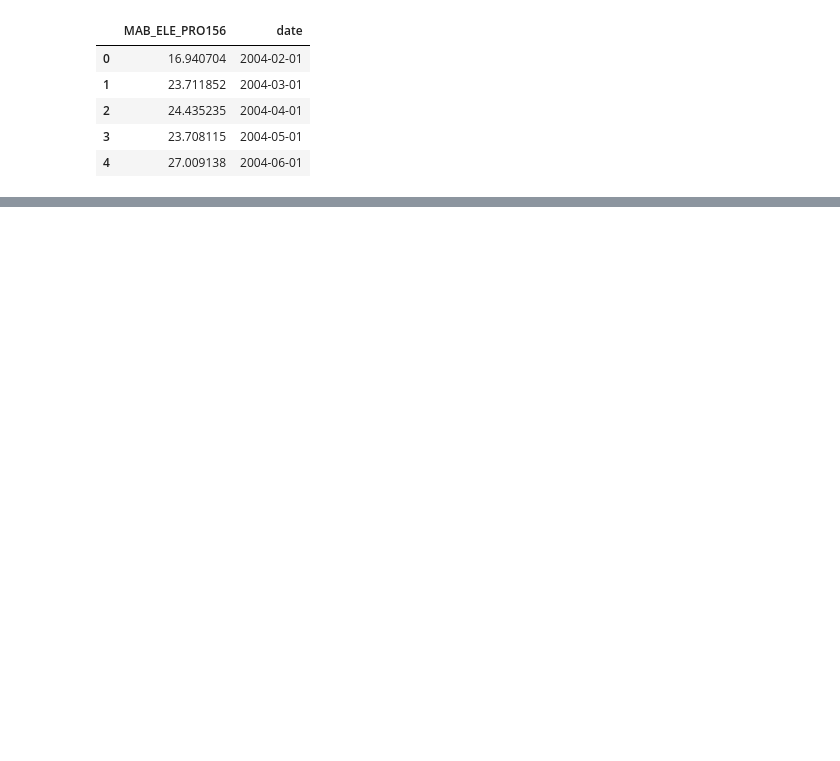
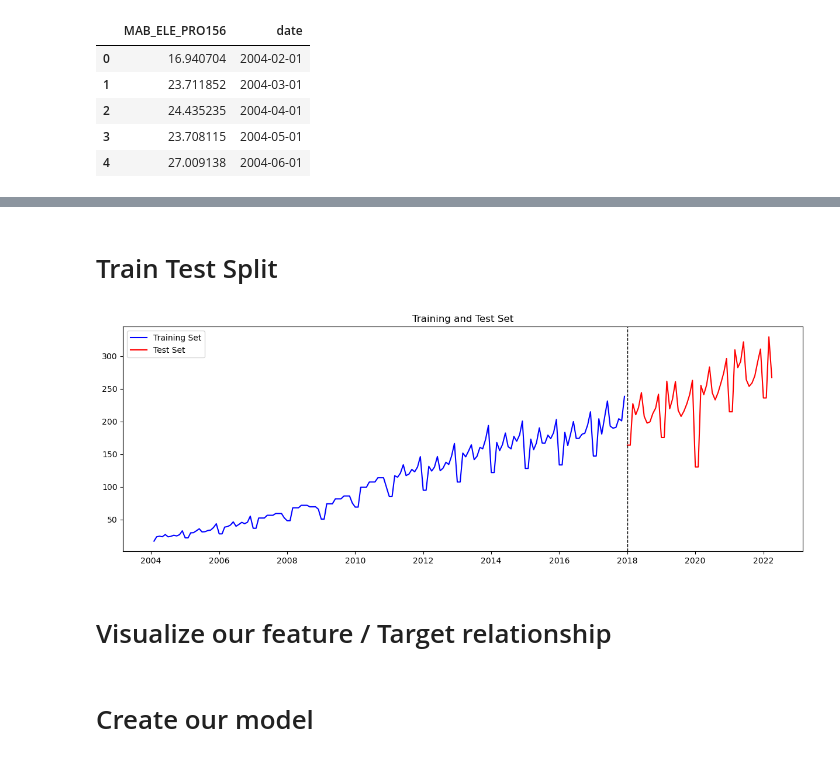
Before and after one commit to philippedut/BC_DA_Siemens, a Jupyter notebook: Notebooks/Market_data_prediction.ipynb, the cells around one changed output, grey strips where cells are left out. Saved outputs shown, nothing was run; the diff lists cells and outputs as text; code cells hidden in the pictures; blank space fills up the shorter version.

```diff
--- a/Notebooks/Market_data_prediction.ipynb
+++ b/Notebooks/Market_data_prediction.ipynb
@@ -441,0 +448,34 @@ df.plot(style='-', figsize=(15,5),color = color_pal[1], title= 'SIMPLE_FORECAST'
+# %% [markdown]
+# Train Test Split
+# %%
+df.index = pd.to_datetime(df.date)
+
+train = df.loc[df.index < '2018-01-01']
+test = df.loc[df.index >= '2018-01-01']
+# %%
+# fig, ax = plt.subplots(figsize=(15, 5))
+# train.plot(ax=ax, style='-', color='blue', label='Training Set')
+# test.plot(ax=ax, style='-', color='red', label='Test Set')
+# plt.title('Training and Test Set')
+# ax.axvline(x=test.index[0], color='black', linewidth=1, linestyle='--')
+# plt.show()
+
+fig, ax = plt.subplots(figsize=(15, 5))
+
+# Plot just the "MAB_ELE_PRO156" column for train and test
+ax.plot(train.index, train['MAB_ELE_PRO156'], label='Training Set', color='blue')
+ax.plot(test.index, test['MAB_ELE_PRO156'], label='Test Set', color='red')
+
+# Optionally, add a vertical line to show the split date:
+
+
+ax.set_title("Training and Test Set")
+ax.legend()
+ax.axvline(x=test.index[0], color='black', linewidth=1, linestyle='--')
+plt.show()
+# %% [output]
+[figure, added]
+# %% [markdown]
+# Visualize our feature / Target relationship
+# %% [markdown]
+# Create our model
```
Also changed, not shown: parts of 25 cells of this notebook.
